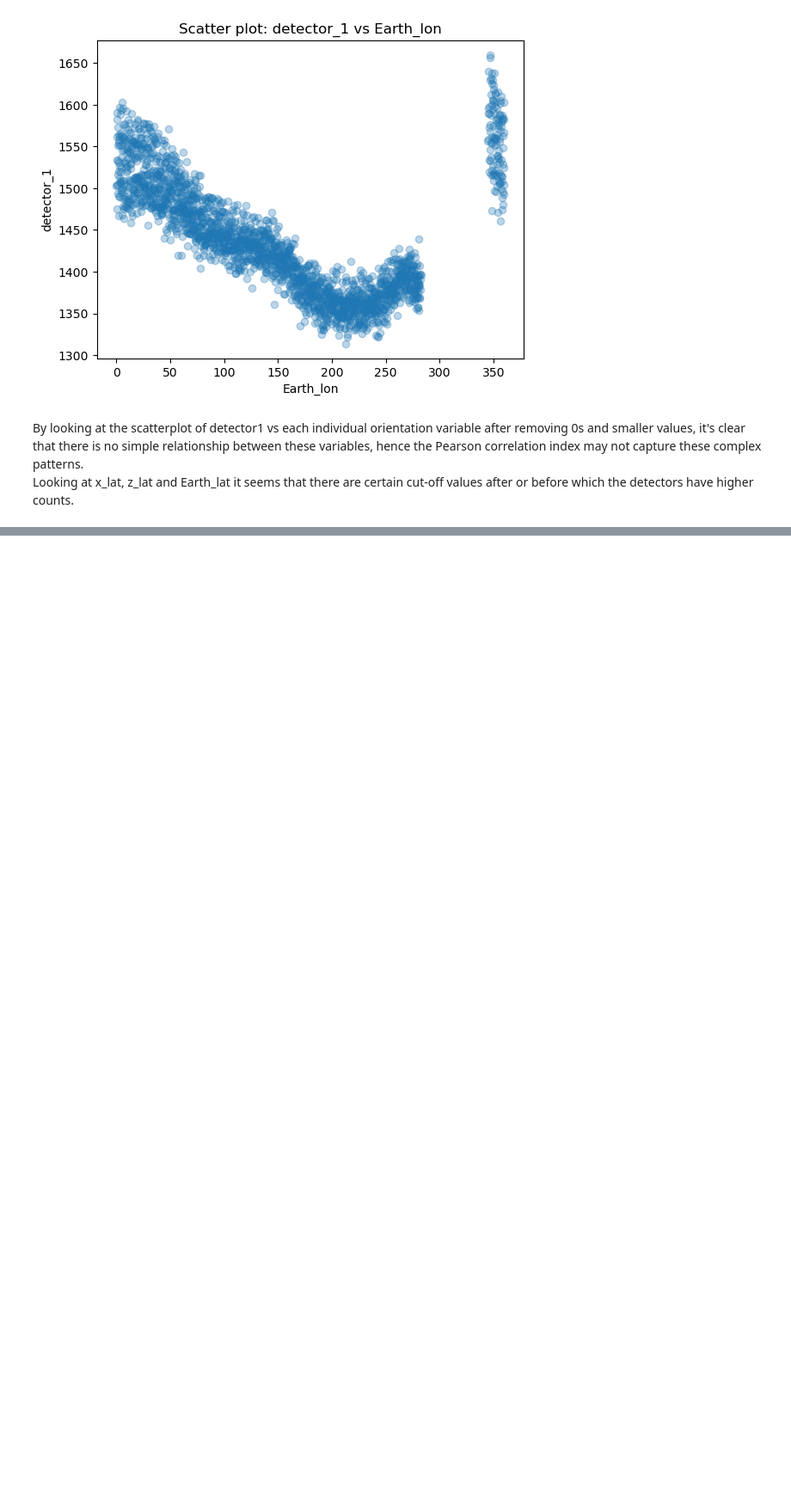
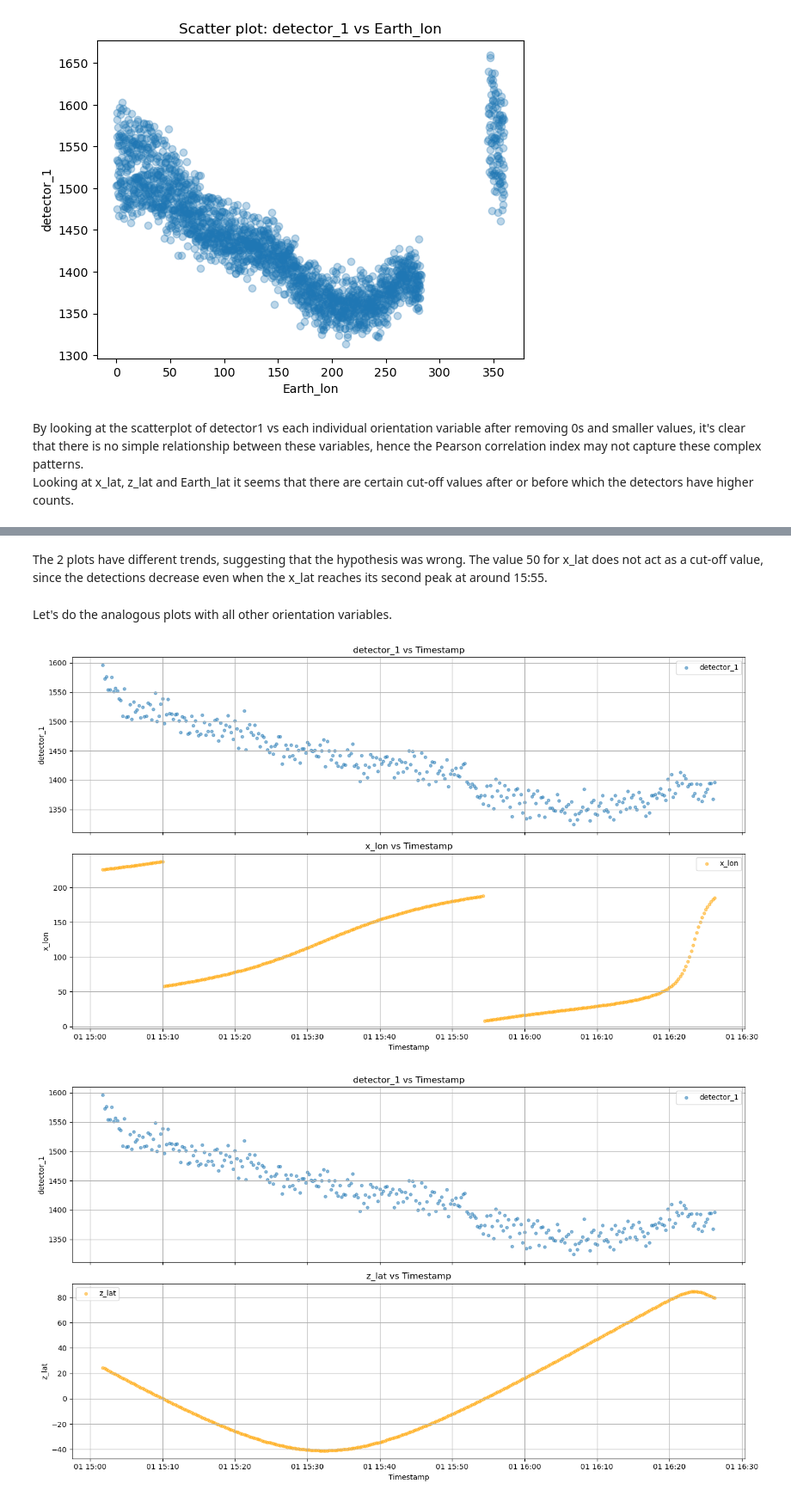
Before and after one commit to ClotanPaul/AI_industry, a Jupyter notebook: Project/EDA.ipynb, the cells around one changed output, grey strips where cells are left out. Shown at 86% size. Cells and saved outputs as stored; diff of their text form; code cells hidden in the pictures; blank space fills up the shorter version.

```diff
--- a/Project/EDA.ipynb
+++ b/Project/EDA.ipynb
@@ -341,0 +369,26 @@ Looking at x_lat, z_lat and Earth_lat it seems that there are certain cut-off va
+# %% [markdown]
+The 2 plots have different trends, suggesting that the hypothesis was wrong. The value 50 for x_lat does not act as a cut-off value, since the detections decrease even when the x_lat reaches its second peak at around 15:55.
+# %% [markdown]
+Let's do the analogous plots with all other orientation variables.
+# %%
+for var in ["x_lon", "z_lat", "z_lon", "altitude_km", "Earth_lat", "Earth_lon"]:
+    fig, axs = plt.subplots(2, 1, figsize=(figsize[0], 8), sharex=True)
+
+    axs[0].scatter(subset["timestamp"], subset["detector_1"], s=15, alpha=0.5, label="detector_1")
+    axs[0].set_ylabel("detector_1")
+    axs[0].set_title("detector_1 vs Timestamp")
+    axs[0].legend()
+    axs[0].grid(True)
+
+    axs[1].scatter(subset["timestamp"], subset[var], s=15, alpha=0.5, label=var, color="orange")
+    axs[1].set_ylabel(var)
+    axs[1].set_title(f"{var} vs Timestamp")
+    axs[1].legend()
+    axs[1].grid(True)
+
+    plt.xlabel("Timestamp")
+    plt.tight_layout()
+    plt.show()
+# %% [output]
+[figure, added]
+[figure, added]
```
Also changed, not shown: parts of 7 cells of this notebook.
